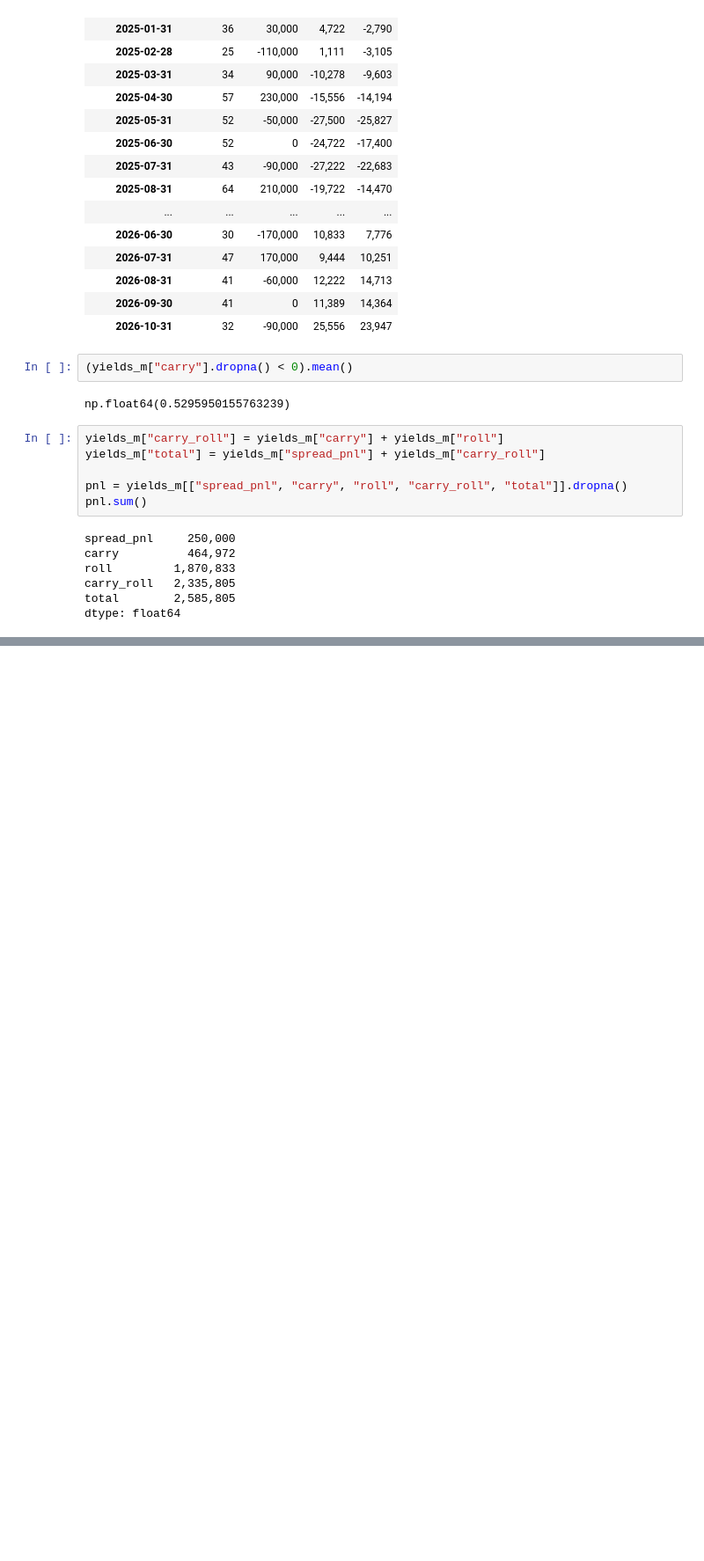
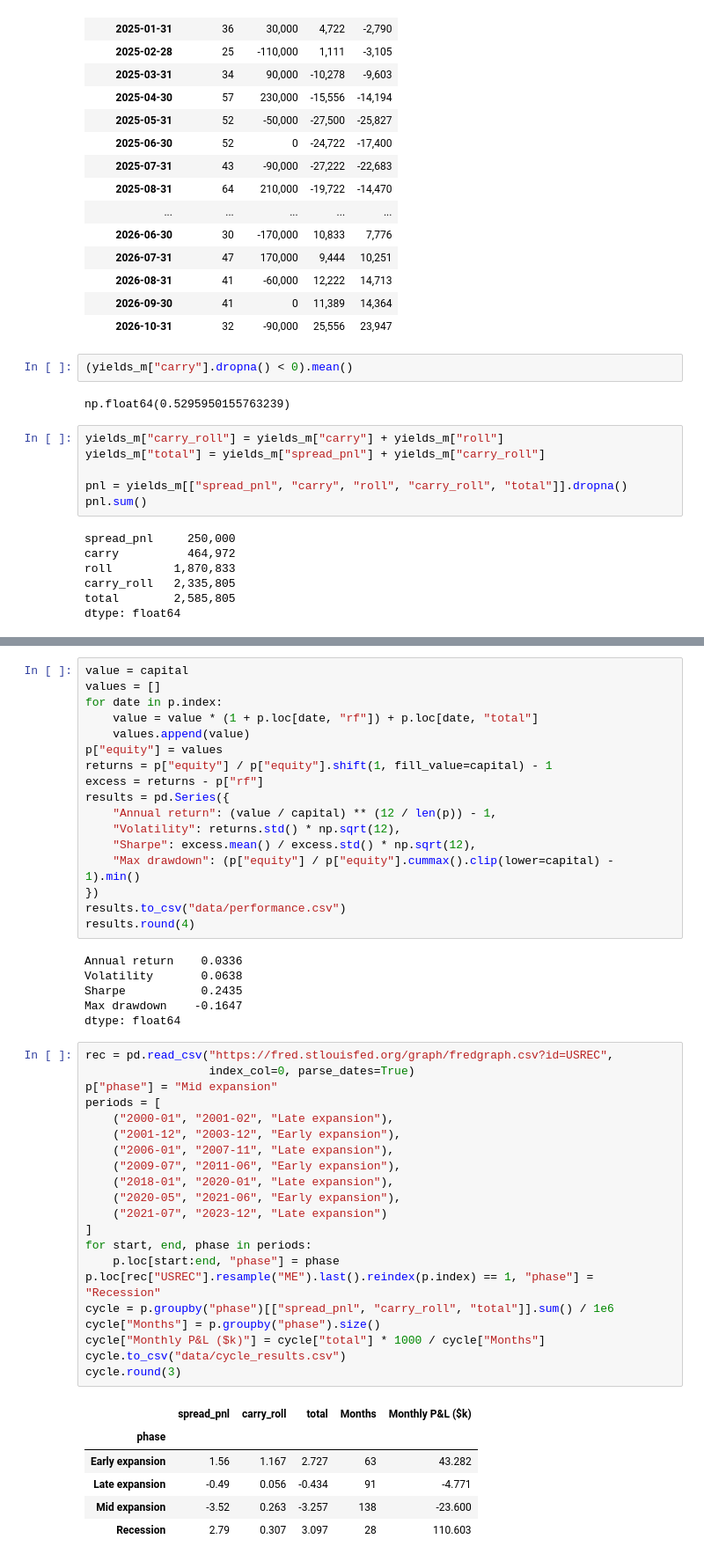
Before and after one commit to GongJr0/asset-allocation-26-27, a Jupyter notebook: Assignment3/task5/HW2_T5.ipynb, the cells around one changed output, grey strips where cells are left out. Shown at 88% size. Saved outputs shown, nothing was run; the diff lists cells and outputs as text; blank space fills up the shorter version.

```diff
--- a/Assignment3/task5/HW2_T5.ipynb
+++ b/Assignment3/task5/HW2_T5.ipynb
@@ -97,0 +121,51 @@ dtype: float64
+# %%
+value = capital
+values = []
+for date in p.index:
+    value = value * (1 + p.loc[date, "rf"]) + p.loc[date, "total"]
+    values.append(value)
+p["equity"] = values
+returns = p["equity"] / p["equity"].shift(1, fill_value=capital) - 1
+excess = returns - p["rf"]
+results = pd.Series({
+    "Annual return": (value / capital) ** (12 / len(p)) - 1,
+    "Volatility": returns.std() * np.sqrt(12),
+    "Sharpe": excess.mean() / excess.std() * np.sqrt(12),
+    "Max drawdown": (p["equity"] / p["equity"].cummax().clip(lower=capital) - 1).min()
+})
+results.to_csv("data/performance.csv")
+results.round(4)
+# %% [output]
+Annual return    0.0336
+Volatility       0.0638
+Sharpe           0.2435
+Max drawdown    -0.1647
+dtype: float64
+# %%
+rec = pd.read_csv("https://fred.stlouisfed.org/graph/fredgraph.csv?id=USREC",
+                  index_col=0, parse_dates=True)
+p["phase"] = "Mid expansion"
+periods = [
+    ("2000-01", "2001-02", "Late expansion"),
+    ("2001-12", "2003-12", "Early expansion"),
+    ("2006-01", "2007-11", "Late expansion"),
+    ("2009-07", "2011-06", "Early expansion"),
+    ("2018-01", "2020-01", "Late expansion"),
+    ("2020-05", "2021-06", "Early expansion"),
+    ("2021-07", "2023-12", "Late expansion")
+]
+for start, end, phase in periods:
+    p.loc[start:end, "phase"] = phase
+p.loc[rec["USREC"].resample("ME").last().reindex(p.index) == 1, "phase"] = "Recession"
+cycle = p.groupby("phase")[["spread_pnl", "carry_roll", "total"]].sum() / 1e6
+cycle["Months"] = p.groupby("phase").size()
+cycle["Monthly P&L ($k)"] = cycle["total"] * 1000 / cycle["Months"]
+cycle.to_csv("data/cycle_results.csv")
+cycle.round(3)
+# %% [output]
+|  | spread_pnl | carry_roll | total | Months | Monthly P&L ($k) |
+| phase |  |  |  |  |  |
+| Early expansion | 1.56 | 1.167 | 2.727 | 63 | 43.282 |
+| Late expansion | -0.49 | 0.056 | -0.434 | 91 | -4.771 |
+| Mid expansion | -3.52 | 0.263 | -3.257 | 138 | -23.600 |
+| Recession | 2.79 | 0.307 | 3.097 | 28 | 110.603 |
```
Also changed, not shown: parts of 3 cells of this notebook, 7 other files.
